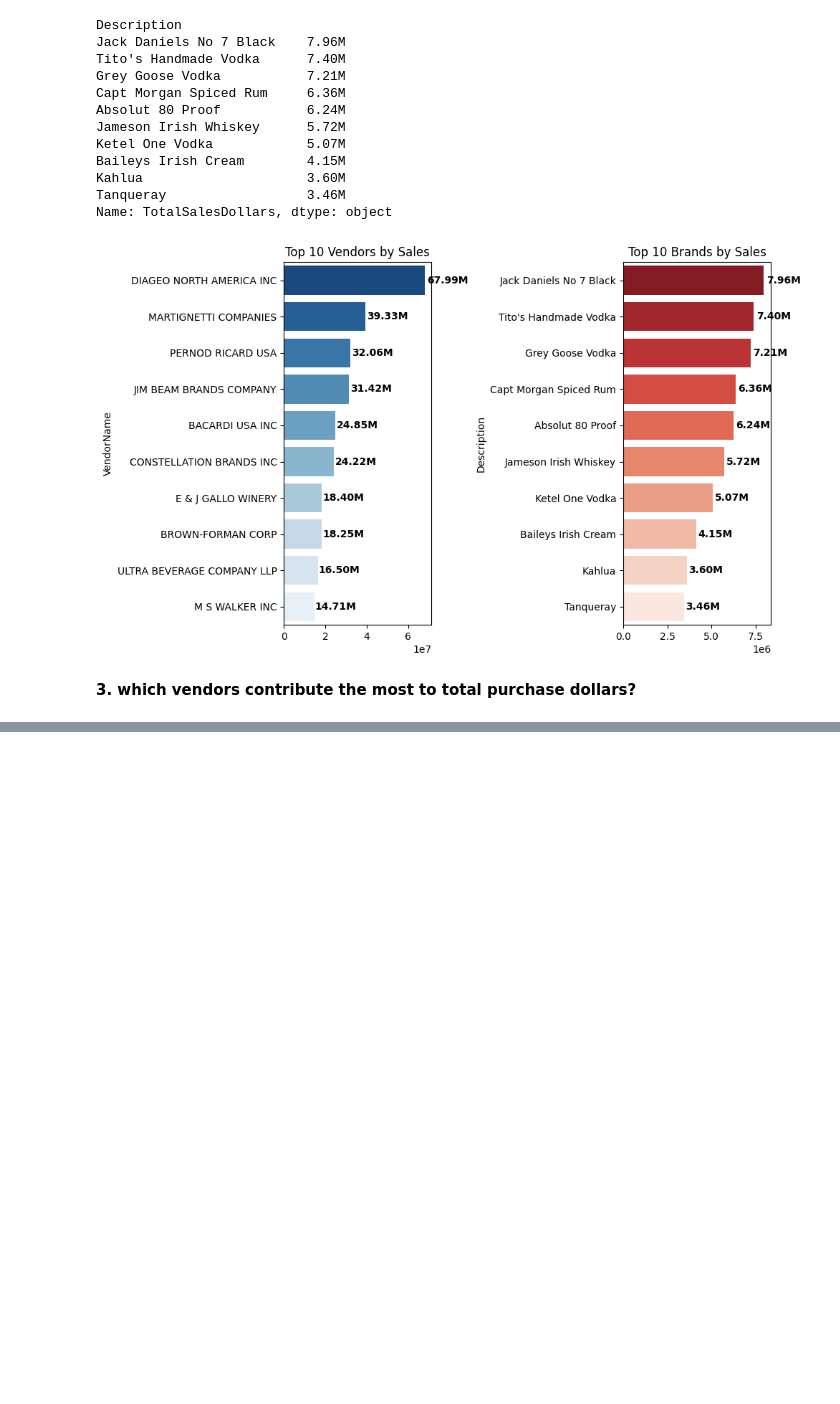
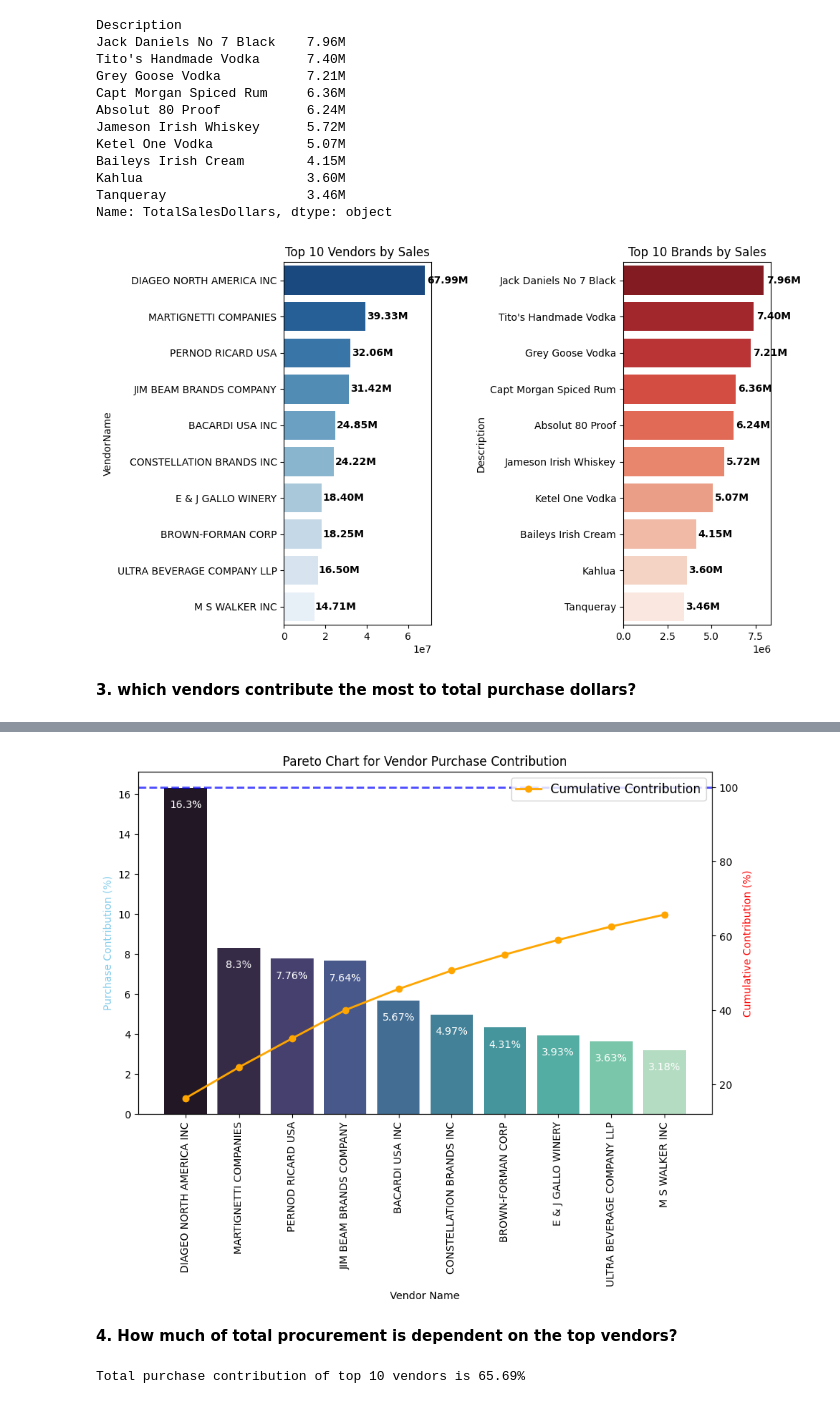
Before and after one commit to palak0609/Procurement-Analytics-Vendor-Optimization, a Jupyter notebook: notebook/vendor_performance_analysis.ipynb, the cells around one changed output, grey strips where cells are left out. Saved outputs shown, nothing was run; the diff lists cells and outputs as text; code cells hidden in the pictures; blank space fills up the shorter version.

```diff
--- a/notebook/vendor_performance_analysis.ipynb
+++ b/notebook/vendor_performance_analysis.ipynb
@@ -387,0 +386,3 @@ top_vendors['PurchaseContribution(%)'].sum()
+# %%
+top_vendors['Cumulative_Contribution'] = top_vendors['PurchaseContribution(%)'].cumsum()
+top_vendors.head()
@@ -387,0 +396,34 @@ top_vendors['PurchaseContribution(%)'].sum()
+# %%
+fig, ax1 = plt.subplots(figsize=(10, 6))
+
+# Bar plot for Purchase Contribution
+sns.barplot(x=top_vendors['VendorName'], y=top_vendors['PurchaseContribution(%)'], palette='mako', ax=ax1)
+
+for i, value in enumerate(top_vendors['PurchaseContribution(%)']):
+    ax1.text(i, value - 1, str(value) + '%', ha='center', fontsize=10, color = 'white')
+
+
+ax1.set_xticklabels(top_vendors['VendorName'], rotation=90)
+ax1.set_title('Pareto Chart for Vendor Purchase Contribution')
+ax1.set_xlabel('Vendor Name')
+ax1.set_ylabel('Purchase Contribution (%)', color='skyblue')
+
+
+
+# Line plot for Cumulative Contribution
+ax2 = ax1.twinx()
+ax2.plot(top_vendors['VendorName'], top_vendors['Cumulative_Contribution'], color='orange', marker='o', linestyle='-', label='Cumulative Contribution', linewidth=2)
+
+ax2.axhline(y=100, color='blue', linestyle='--', alpha=0.7, linewidth=2)
+ax2.legend(loc='upper right', fontsize=12)
+ax2.set_ylabel('Cumulative Contribution (%)', color = 'red')
+
+plt.show()
+# %% [output]
+[figure, added]
+# %% [markdown]
+**4. How much of total procurement is dependent on the top vendors?**
+# %%
+print(f"Total purchase contribution of top 10 vendors is {round(top_vendors['PurchaseContribution(%)'].sum(), 2)}%")
+# %% [output]
+Total purchase contribution of top 10 vendors is 65.69%
```
Also changed, not shown: parts of 36 cells of this notebook, 2 other files.
